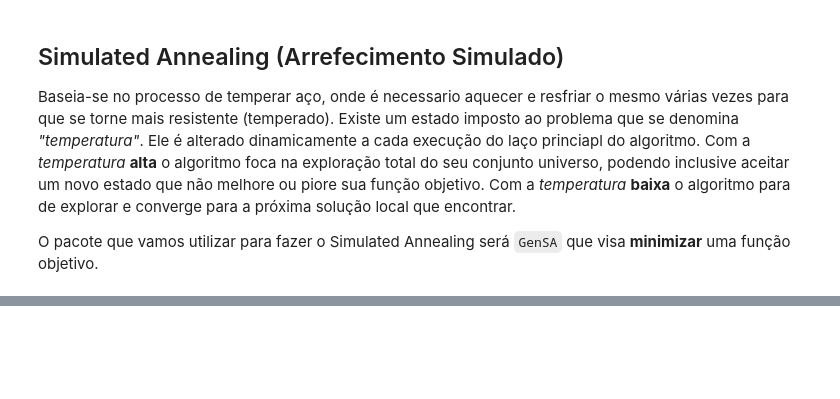
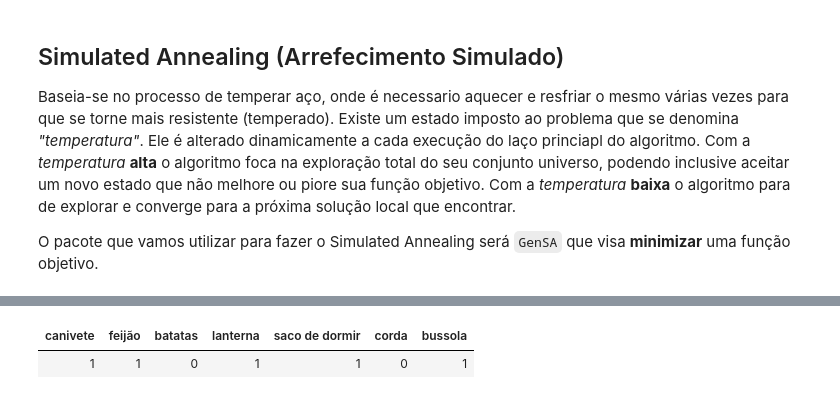
Before and after one commit to thbighead/jupyter-studies, a Jupyter notebook: Aprendizados R Scientist.ipynb, the cells around one changed output, grey strips where cells are left out. Saved outputs shown, nothing was run; the diff lists cells and outputs as text; code cells hidden in the pictures; blank space fills up the shorter version.

```diff
--- a/Aprendizados R Scientist.ipynb
+++ b/Aprendizados R Scientist.ipynb
@@ -953,0 +1187,6 @@ $counts
+# %%
+#solucao
+summary(resultado)$solution
+# %% [output]
+| canivete | feijão | batatas | lanterna | saco de dormir | corda | bussola |
+| 1 | 1 | 0 | 1 | 1 | 0 | 1 |
```
Also changed, not shown: parts of 29 cells of this notebook.
